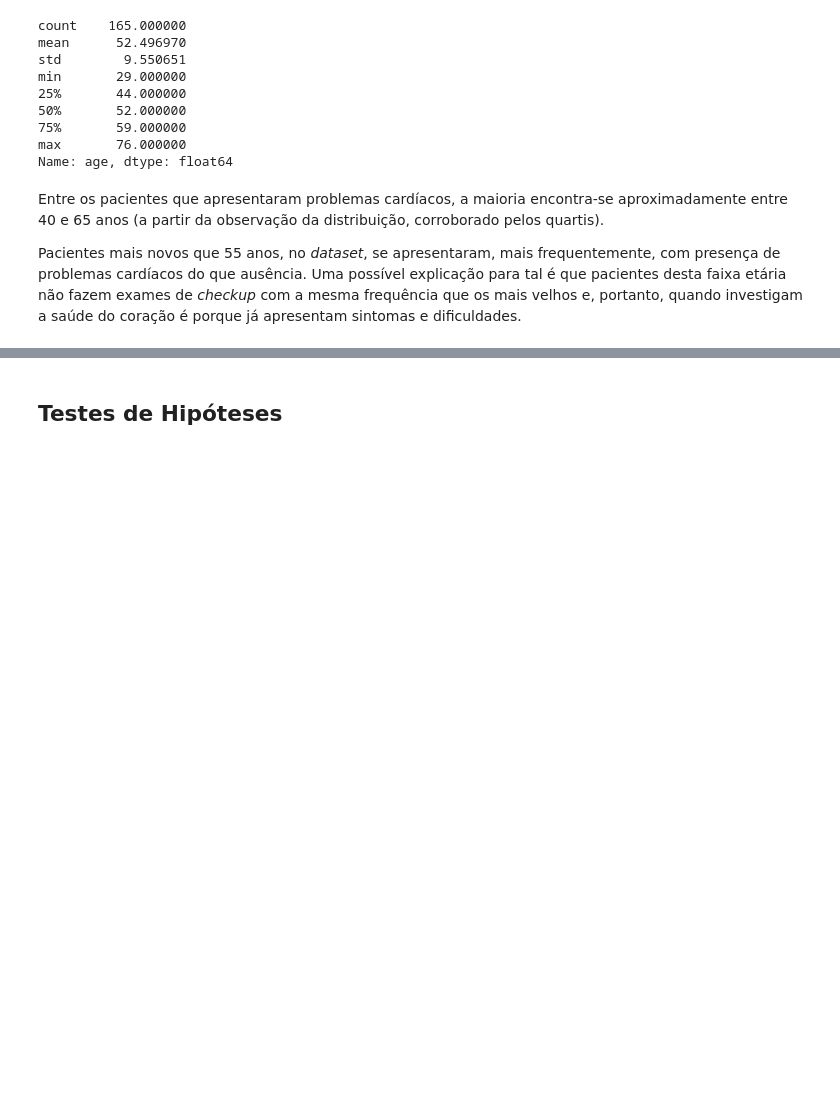
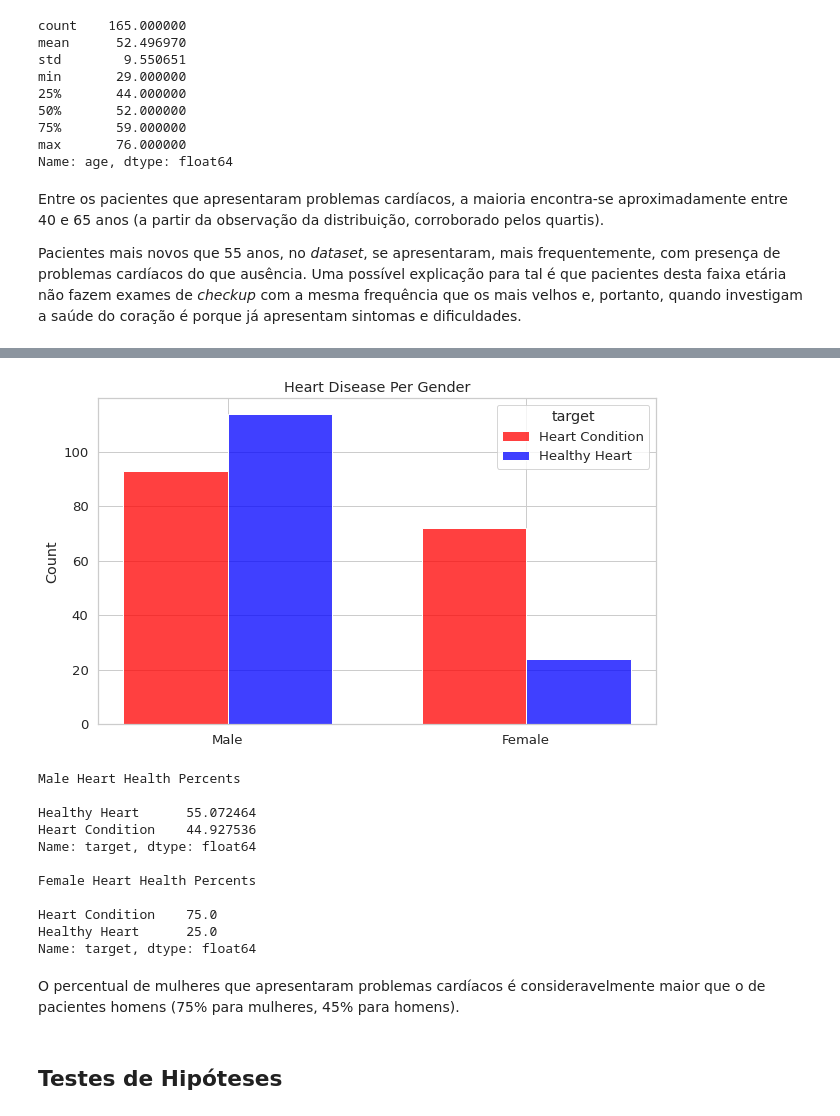
Before and after one commit to rfmf/ds_portfolio, a Jupyter notebook: EDA/Análise de Dados de Pacientes de Doenças Cardíacas/heart_disease_analysis.ipynb, the cells around one changed output, grey strips where cells are left out. Cells and saved outputs as stored; diff of their text form; code cells hidden in the pictures; blank space fills up the shorter version.

```diff
--- a/EDA/Análise de Dados de Pacientes de Doenças Cardíacas/heart_disease_analysis.ipynb
+++ b/EDA/Análise de Dados de Pacientes de Doenças Cardíacas/heart_disease_analysis.ipynb
@@ -677,3 +799,41 @@ Pacientes mais novos que 55 anos, no *dataset*, se apresentaram, mais frequentem
+# %%
+# Gender x Heart Condition
+aux = data.copy()
+aux.loc[aux['target'] == 0, 'target'] = 'Healthy Heart'
+aux.loc[aux['target'] == 1, 'target'] = 'Heart Condition'
+aux.loc[aux['sex-male'] == 1, 'sex'] = 'Male'
+aux.loc[aux['sex-female'] == 1, 'sex'] = 'Female'
+
+gender_plt = sns.histplot(
+    data=aux,
+    x='sex',
+    hue='target',
+    multiple='dodge',
+    palette=['r','b'],
+    shrink=.7
+)
+gender_plt.set(title='Heart Disease Per Gender', xlabel='')
+plt.show()
+
+print('Male Heart Health Percents\n')
+print((aux.loc[aux['sex-male'] == 1, 'target'].value_counts()/len(data[data['sex-male'] == 1]))*100)
+print('\nFemale Heart Health Percents\n')
+print((aux.loc[aux['sex-female'] == 1, 'target'].value_counts()/len(data[data['sex-female'] == 1]))*100)
+# %% [output]
+[figure, added]
+Male Heart Health Percents
+
+Healthy Heart      55.072464
+Heart Condition    44.927536
+Name: target, dtype: float64
+
+Female Heart Health Percents
+
+Heart Condition    75.0
+Healthy Heart      25.0
+Name: target, dtype: float64
+# %% [markdown]
+O percentual de mulheres que apresentaram problemas cardíacos é consideravelmente maior que o de pacientes homens (75% para mulheres, 45% para homens).
 # %% [markdown]
 ## Testes de Hipóteses
 # %% [markdown]
```
Also changed, not shown: parts of 6 cells of this notebook.
